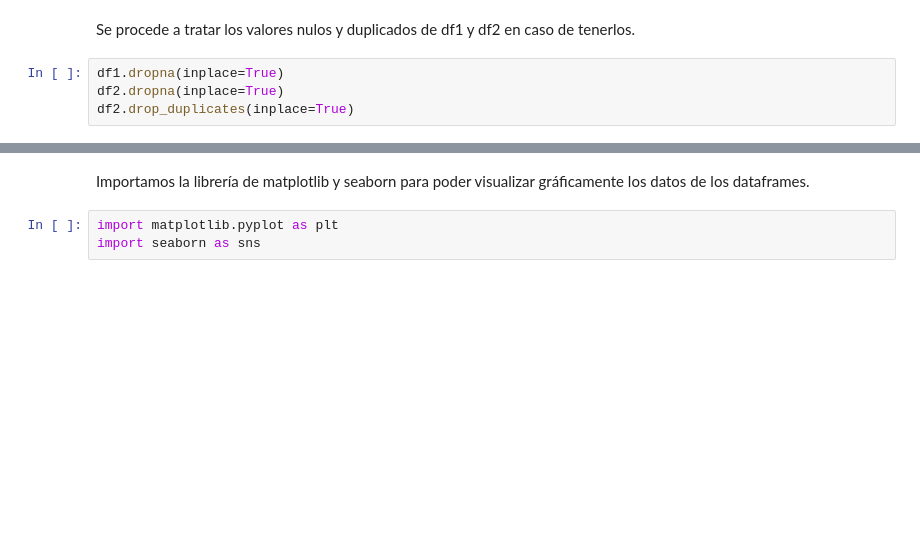
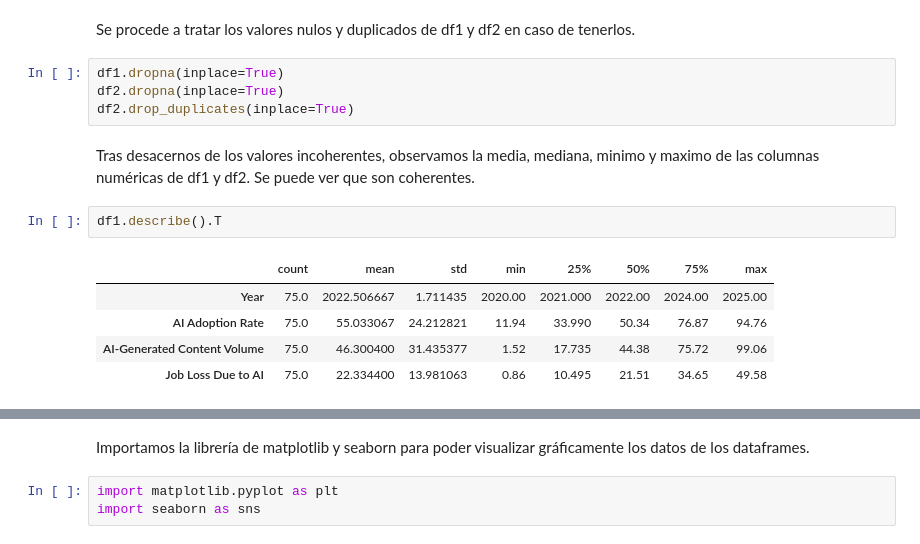
Before and after one commit to inigomurga/analisis-G2, a Jupyter notebook: IA_EDA.ipynb, the cells around one changed output, grey strips where cells are left out. Saved outputs shown, nothing was run; the diff lists cells and outputs as text; blank space fills up the shorter version.

```diff
--- a/IA_EDA.ipynb
+++ b/IA_EDA.ipynb
@@ -123,3 +131,13 @@ Se procede a tratar los valores nulos y duplicados de df1 y df2 en caso de tener
 df1.dropna(inplace=True)
 df2.dropna(inplace=True)
 df2.drop_duplicates(inplace=True)
+# %% [markdown]
+Tras desacernos de los valores incoherentes, observamos la media, mediana, minimo y maximo de las columnas numéricas de df1 y df2. Se puede ver que son coherentes.
+# %%
+df1.describe().T
+# %% [output]
+|  | count | mean | std | min | 25% | 50% | 75% | max |
+| Year | 75.0 | 2022.506667 | 1.711435 | 2020.00 | 2021.000 | 2022.00 | 2024.00 | 2025.00 |
+| AI Adoption Rate | 75.0 | 55.033067 | 24.212821 | 11.94 | 33.990 | 50.34 | 76.87 | 94.76 |
+| AI-Generated Content Volume | 75.0 | 46.300400 | 31.435377 | 1.52 | 17.735 | 44.38 | 75.72 | 99.06 |
+| Job Loss Due to AI | 75.0 | 22.334400 | 13.981063 | 0.86 | 10.495 | 21.51 | 34.65 | 49.58 |
```
Also changed, not shown: parts of 21 cells of this notebook.
